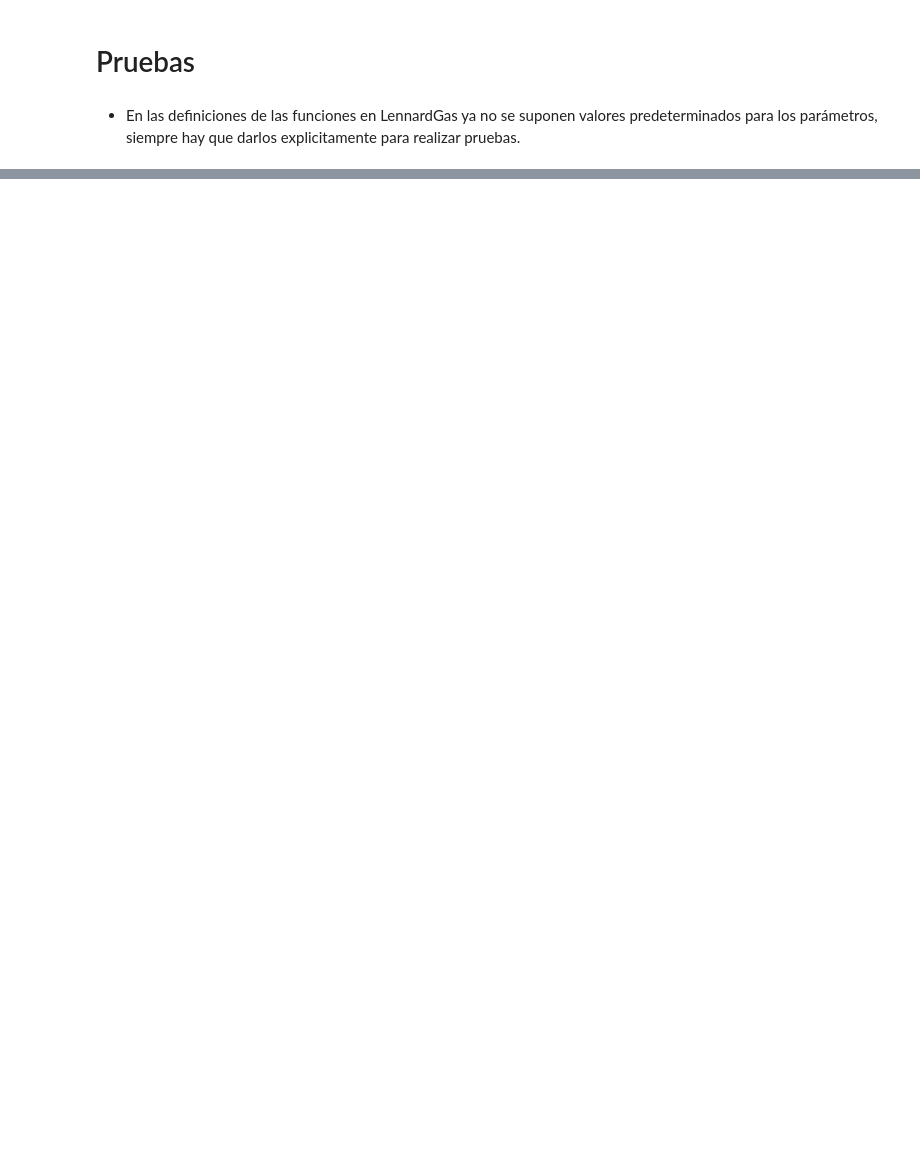
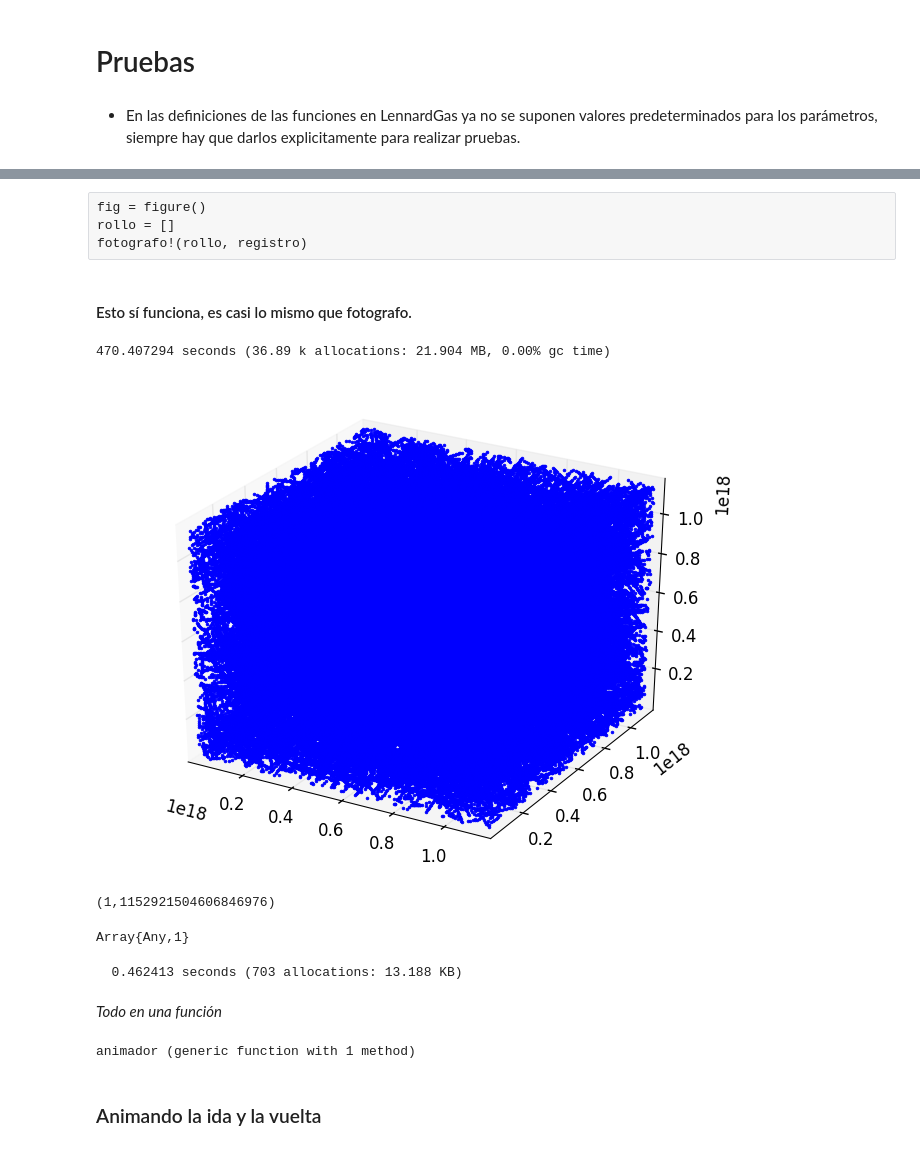
Before and after one commit to blas-ko/simulacion_gases_reversible, a Jupyter notebook: Pruebas.ipynb, the cells around one changed output, grey strips where cells are left out. Drawn from its saved outputs; the diff is of its cells as text; code cells hidden in the pictures; blank space fills up the shorter version.

```diff
--- a/Pruebas.ipynb
+++ b/Pruebas.ipynb
@@ -133,6 +36,0 @@ dibujante (generic function with 1 method)
-# %%
-paso_temp = 10
-for t in 1:paso_temp
-    dibujante(registro, t)
-end
-#axis("off")
@@ -142,0 +171,60 @@ end
+# %% [raw]
+fig = figure()
+rollo = []
+fotografo!(rollo, registro)
+# %% [markdown]
+#### Esto sí funciona, es casi lo mismo que fotografo.
+# %%
+paso_temp = size(registro, 1)
+fig = figure()
+rollo = []
+@time for t in 1:paso_temp
+    #fg = fotograma(registro, t)
+    x,y,z = organizador(registro,t)
+    fg = plot3D(x, y, z, "b.", markersize = 4.0)
+    push!(rollo, collect(fg))
+end
+
+xlim(1,cajitas)
+ylim(1,cajitas)
+zlim(1,cajitas)
+# %% [output]
+470.407294 seconds (36.89 k allocations: 21.904 MB, 0.00% gc time)
+[figure, added]
+(1,1152921504606846976)
+# %%
+typeof(rollo)
+# %% [output]
+Array{Any,1}
+# %%
+@time ani = anim.ArtistAnimation(fig, rollo, interval = 100, blit = true, repeat = true, repeat_delay = 2000)
+ani[:save]("ani.mp4", extra_args=["-vcodec", "libx264", "-pix_fmt", "yuv420p"]);
+# %% [output]
+  0.462413 seconds (703 allocations: 13.188 KB)
+# %% [markdown]
+_Todo en una función_
+# %%
+function animador(registro, nombre::ASCIIString)
+
+    fig = figure()
+    rollo = []
+
+    paso_temp = size(registro, 1)
+    for t in 1:paso_temp
+        x,y,z = organizador(registro,t)
+        fg = plot3D(x, y, z, "b.", markersize = 4.0)
+        push!(rollo, collect(fg))
+    end
+
+    #axis("off")
+    xlim(1,cajitas)
+    ylim(1,cajitas)
+    zlim(1,cajitas)
+
+    ani = anim.ArtistAnimation(fig, rollo, interval = 100, blit = true, repeat = true, repeat_delay = 2000)
+    ani[:save](nombre*".mp4", extra_args=["-vcodec", "libx264", "-pix_fmt", "yuv420p"])
+end
+# %% [output]
+animador (generic function with 1 method)
+# %% [markdown]
+### Animando la ida y la vuelta
```
Also changed, not shown: parts of 42 cells of this notebook, 1 other file.
